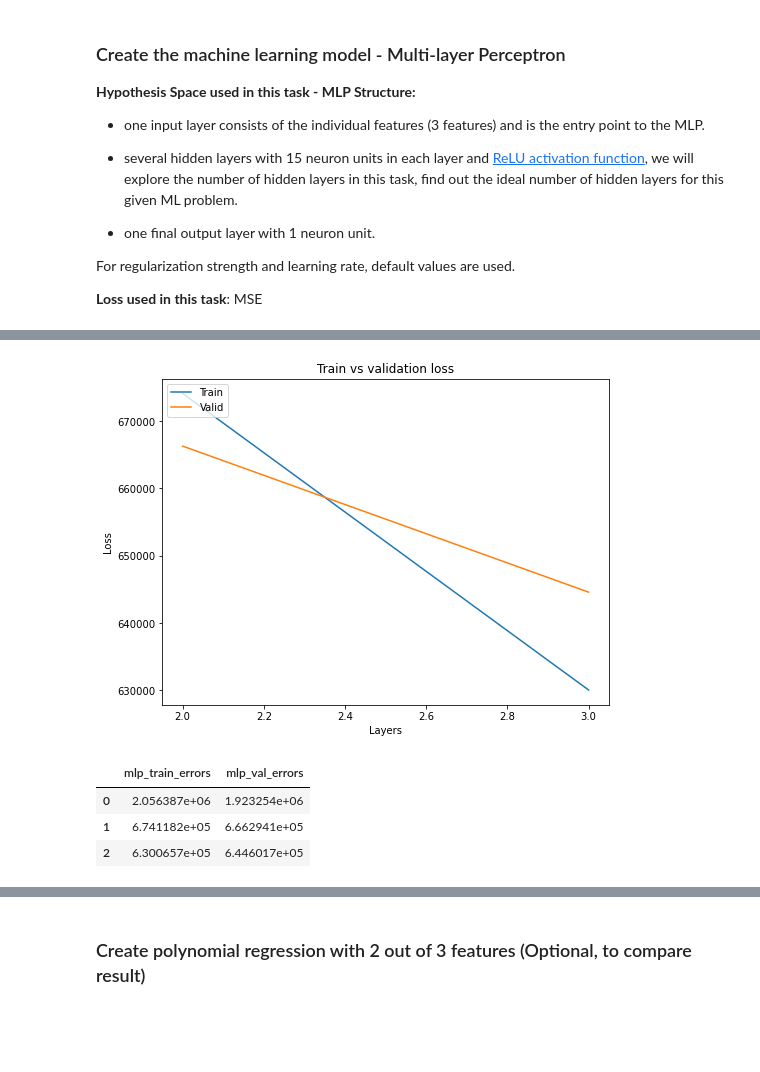
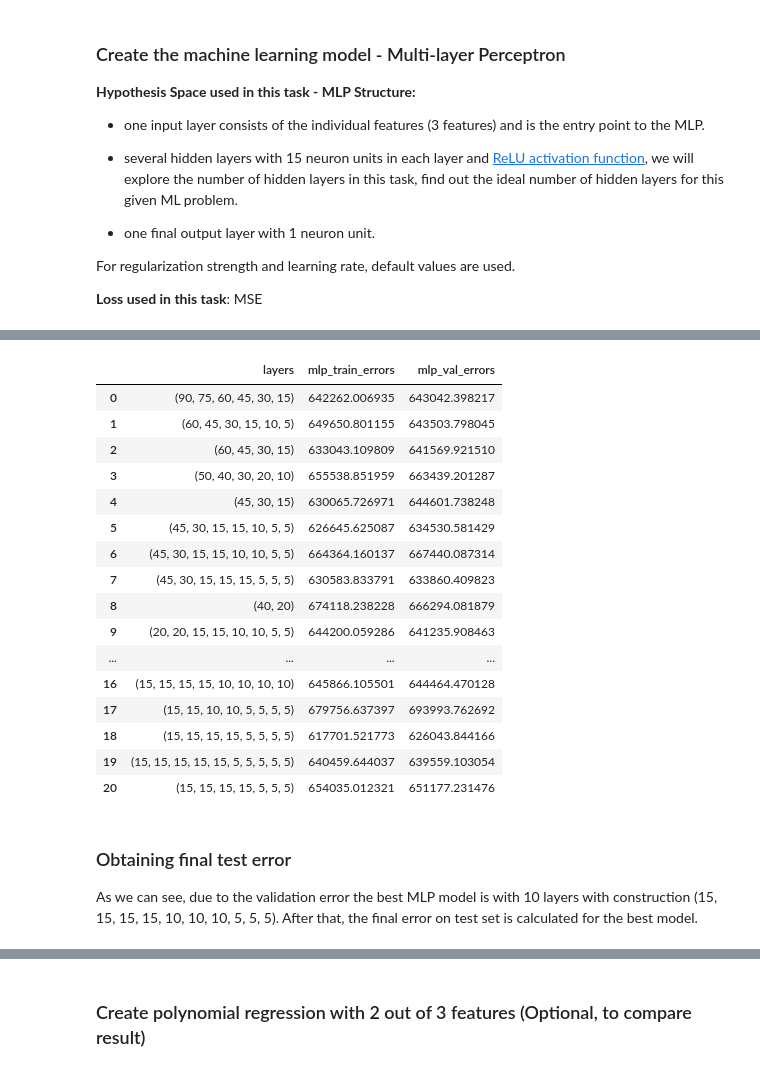
Before and after one commit to tamdnguyen/House-Price-Prediction, a Jupyter notebook: Machine Learning Models/Polynomial Regression + Multi-layer Perceptron.ipynb, the cells around one changed output, grey strips where cells are left out. Cells and saved outputs as stored; diff of their text form; code cells hidden in the pictures; blank space fills up the shorter version.

Commit message:
added MLP model + test

```diff
--- a/Machine Learning Models/Polynomial Regression + Multi-layer Perceptron.ipynb
+++ b/Machine Learning Models/Polynomial Regression + Multi-layer Perceptron.ipynb
@@ -334,5 +370,25 @@ pd.DataFrame(errors)
 # %%
-layers = [(20), (40, 20), (45, 30, 15)]
+layers = [(90,75,60,45,30,15),
+          (60,45,30,15,10,5),
+          (60,45,30,15),
+          (50,40,30,20,10),
+          (45, 30, 15),
+          (45,30,15,15,10,5,5),
+          (45,30,15,15,10,10,5,5),
+          (45,30,15,15,15,5,5,5),
+          (40, 20),
+          (20,20,15,15,10,10,5,5),
+          (20,20,15,15,15,10,10,10),
+          (20,15,15,15,10,10,10,5,5,5),
+          (15,15,15,15,10,10,10,10,5,5),
+          (15,15,15,15,10,10,10,5,5,5),
+          (15,15,15,10,10,10,10,5,5,5),
+          (15,15,15,10,10,10,5,5,5),
+          (15,15,15,15,10,10,10,10),
+          (15,15,10,10,5,5,5,5),
+          (15,15,15,15,5,5,5,5),
+          (15,15,15,15,15,5,5,5,5,5),
+          (15,15,15,15,5,5,5)]
 
 # we will use this variable to store the resulting training errors corresponding to different hidden-layer numbers
 mlp_tr_errors = []
@@ -353,27 +409,37 @@ for layer in layers:
 
     mlp_tr_errors.append(tr_error)
     mlp_val_errors.append(val_error)
-# %%
-plt.figure(figsize=(8, 6))
-
-plt.plot((2,3), mlp_tr_errors[1:], label = 'Train')
-plt.plot((2,3), mlp_val_errors[1:],label = 'Valid')
-plt.legend(loc = 'upper left')
-
-plt.xlabel('Layers')
-plt.ylabel('Loss')
-plt.title('Train vs validation loss')
-plt.show()
-# %% [output]
-[figure, removed]
-# %%
-errors = {
-          "mlp_train_errors":mlp_tr_errors,
-          "mlp_val_errors":mlp_val_errors,
-         }
-pd.DataFrame(errors)
-# %% [output]
-|  | mlp_train_errors | mlp_val_errors |
-| 0 | 2.056387e+06 | 1.923254e+06 |
-| 1 | 6.741182e+05 | 6.662941e+05 |
-| 2 | 6.300657e+05 | 6.446017e+05 |
+# %%
+def highlight_greaterthan(x):
+    if x["mlp_train_errors"] < 620000:
+        return ['background-color: yellow']*3
+    else:
+        return ['background-color: white']*3
+
+errors = {"layers":layers,
+          "mlp_train_errors":mlp_tr_errors,
+          "mlp_val_errors":mlp_val_errors,
+         }
+
+pd.DataFrame(errors).style.apply(highlight_greaterthan, axis=1)
+# %% [output]
+|  | layers | mlp_train_errors | mlp_val_errors |
+| 0 | (90, 75, 60, 45, 30, 15) | 642262.006935 | 643042.398217 |
+| 1 | (60, 45, 30, 15, 10, 5) | 649650.801155 | 643503.798045 |
+| 2 | (60, 45, 30, 15) | 633043.109809 | 641569.921510 |
+| 3 | (50, 40, 30, 20, 10) | 655538.851959 | 663439.201287 |
+| 4 | (45, 30, 15) | 630065.726971 | 644601.738248 |
+| 5 | (45, 30, 15, 15, 10, 5, 5) | 626645.625087 | 634530.581429 |
+| 6 | (45, 30, 15, 15, 10, 10, 5, 5) | 664364.160137 | 667440.087314 |
+| 7 | (45, 30, 15, 15, 15, 5, 5, 5) | 630583.833791 | 633860.409823 |
+| 8 | (40, 20) | 674118.238228 | 666294.081879 |
+| 9 | (20, 20, 15, 15, 10, 10, 5, 5) | 644200.059286 | 641235.908463 |
+| ... | ... | ... | ... |
+| 16 | (15, 15, 15, 15, 10, 10, 10, 10) | 645866.105501 | 644464.470128 |
+| 17 | (15, 15, 10, 10, 5, 5, 5, 5) | 679756.637397 | 693993.762692 |
+| 18 | (15, 15, 15, 15, 5, 5, 5, 5) | 617701.521773 | 626043.844166 |
+| 19 | (15, 15, 15, 15, 15, 5, 5, 5, 5, 5) | 640459.644037 | 639559.103054 |
+| 20 | (15, 15, 15, 15, 5, 5, 5) | 654035.012321 | 651177.231476 |
+# %% [markdown]
+### Obtaining final test error
+As we can see, due to the validation error the best MLP model is with 10 layers with construction (15, 15, 15, 15, 10, 10, 10, 5, 5, 5). After that, the final error on test set is calculated for the best model.
```
Also changed, not shown: parts of 11 cells of this notebook.
